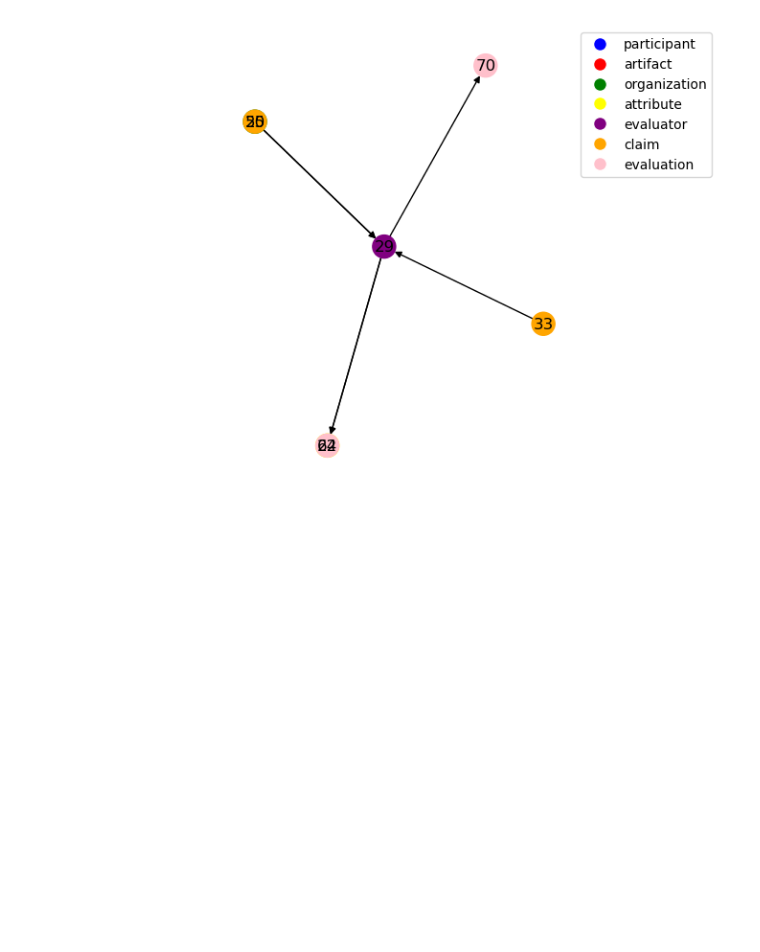
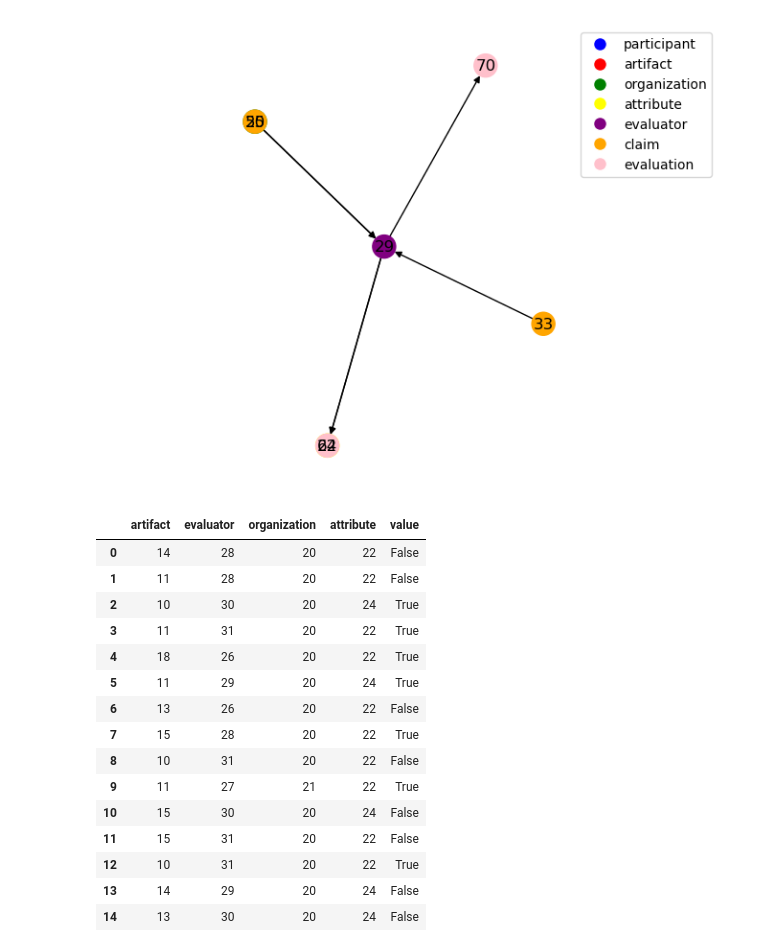
Before and after one commit to mzargham/network-formation-exploration, a Jupyter notebook: network.ipynb, the cells around one changed output. Drawn from its saved outputs; the diff is of its cells as text; code cells hidden in the pictures; blank space fills up the shorter version.

Commit message:
Update network.ipynb
added table

```diff
--- a/network.ipynb
+++ b/network.ipynb
@@ -319,3 +319,34 @@ plotter(network.subgraph(get_neighborhood(network,21,1)))
 plotter(network.subgraph(get_neighborhood(network,29,1)))
 # %% [output]
 [figure]
+# %%
+import pandas as pd
+data = []
+for evaluation in get_nodes_by_type(network,"evaluation"):
+    artifact = get_neighbors_by_type(network,evaluation,"artifact")[0]
+    evaluator = get_neighbors_by_type(network,evaluation,"evaluator")[0]
+    organization = get_neighbors_by_type(network,evaluator,"organization")[0]
+    attribute = get_neighbors_by_type(network,evaluator,"attribute")[0]
+    value = network.nodes[evaluation]['value']
+    data.append([artifact,evaluator, organization, attribute, value])
+
+df = pd.DataFrame(data, columns = ['artifact', 'evaluator', 'organization', 'attribute', 'value'])
+# %%
+df
+# %% [output]
+|  | artifact | evaluator | organization | attribute | value |
+| 0 | 14 | 28 | 20 | 22 | False |
+| 1 | 11 | 28 | 20 | 22 | False |
+| 2 | 10 | 30 | 20 | 24 | True |
+| 3 | 11 | 31 | 20 | 22 | True |
+| 4 | 18 | 26 | 20 | 22 | True |
+| 5 | 11 | 29 | 20 | 24 | True |
+| 6 | 13 | 26 | 20 | 22 | False |
+| 7 | 15 | 28 | 20 | 22 | True |
+| 8 | 10 | 31 | 20 | 22 | False |
+| 9 | 11 | 27 | 21 | 22 | True |
+| 10 | 15 | 30 | 20 | 24 | False |
+| 11 | 15 | 31 | 20 | 22 | False |
+| 12 | 10 | 31 | 20 | 22 | True |
+| 13 | 14 | 29 | 20 | 24 | False |
+| 14 | 13 | 30 | 20 | 24 | False |
```
Also changed, not shown: parts of 1 cell of this notebook.
